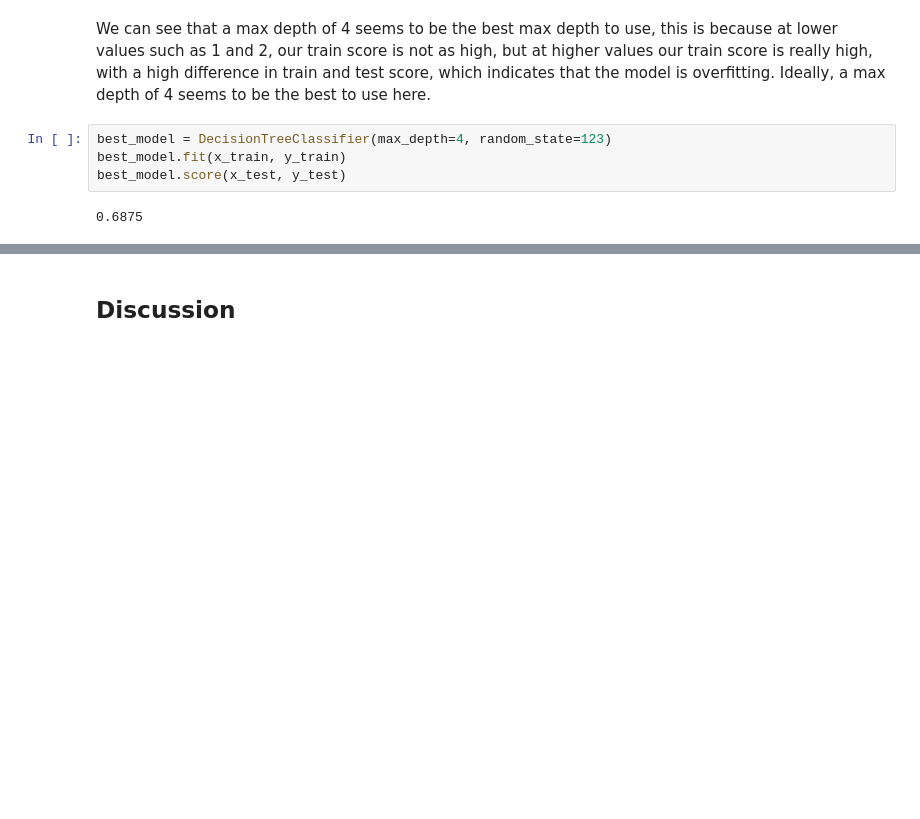
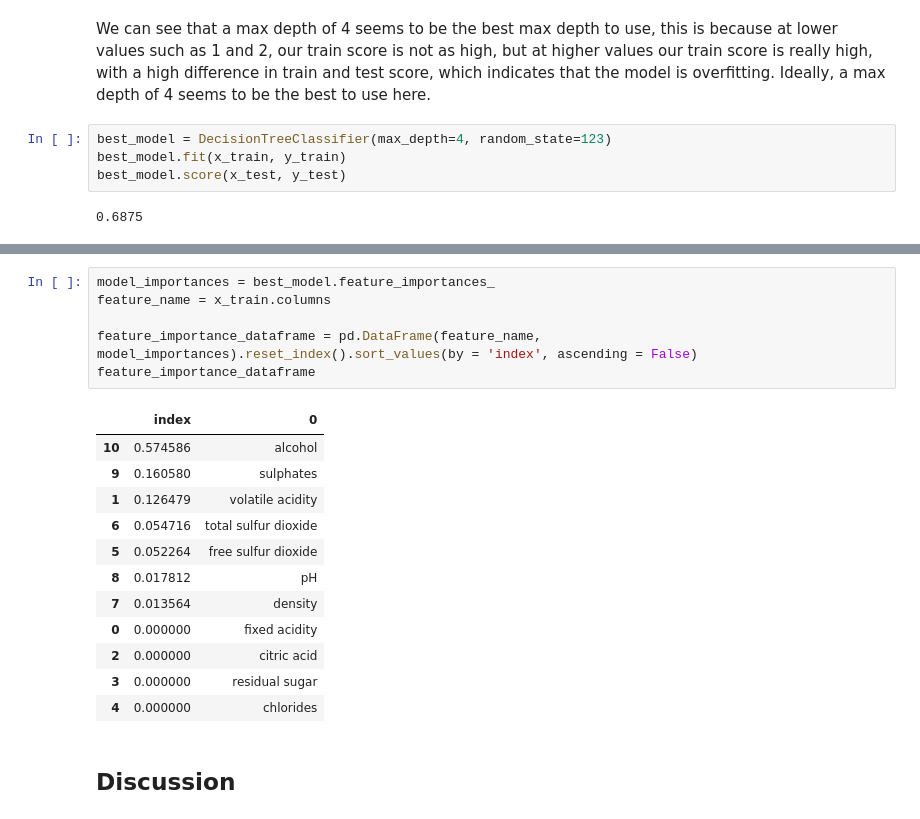
Before and after one commit to UBC-MDS/522_group_38, a Jupyter notebook: wine_quality_analysis.ipynb, the cells around one changed output, grey strips where cells are left out. Drawn from its saved outputs; the diff is of its cells as text; blank space fills up the shorter version.

Commit message:
added fixes to reading in the data, more analysis and references

```diff
--- a/wine_quality_analysis.ipynb
+++ b/wine_quality_analysis.ipynb
@@ -153,3 +176,23 @@ best_model.score(x_test, y_test)
+# %%
+model_importances = best_model.feature_importances_
+feature_name = x_train.columns
+
+feature_importance_dataframe = pd.DataFrame(feature_name,
+model_importances).reset_index().sort_values(by = 'index', ascending = False)
+feature_importance_dataframe
+# %% [output]
+|  | index | 0 |
+| 10 | 0.574586 | alcohol |
+| 9 | 0.160580 | sulphates |
+| 1 | 0.126479 | volatile acidity |
+| 6 | 0.054716 | total sulfur dioxide |
+| 5 | 0.052264 | free sulfur dioxide |
+| 8 | 0.017812 | pH |
+| 7 | 0.013564 | density |
+| 0 | 0.000000 | fixed acidity |
+| 2 | 0.000000 | citric acid |
+| 3 | 0.000000 | residual sugar |
+| 4 | 0.000000 | chlorides |
 # %% [markdown]
 ## Discussion
 # %% [markdown]
```
Also changed, not shown: parts of 6 cells of this notebook.
